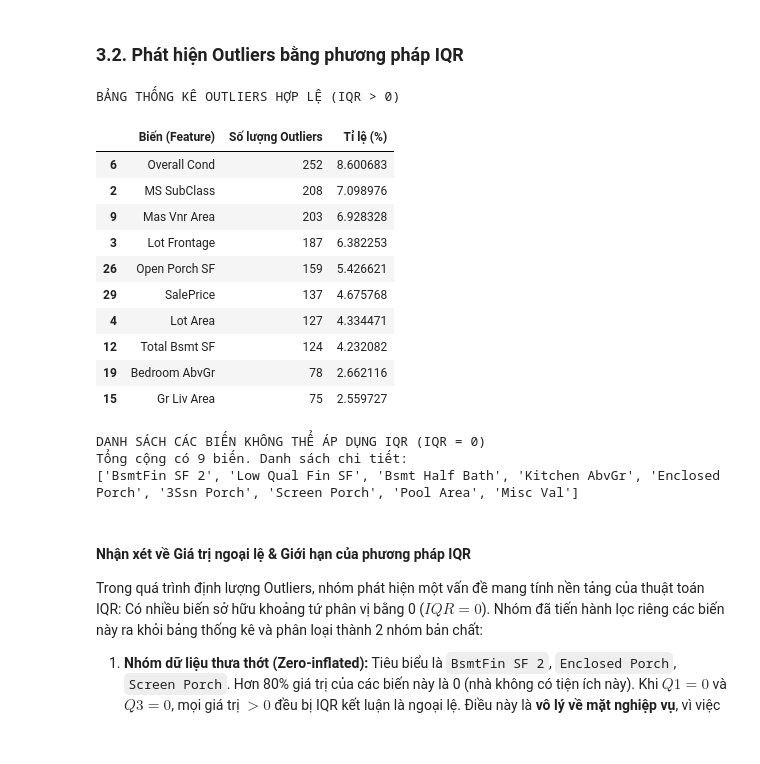
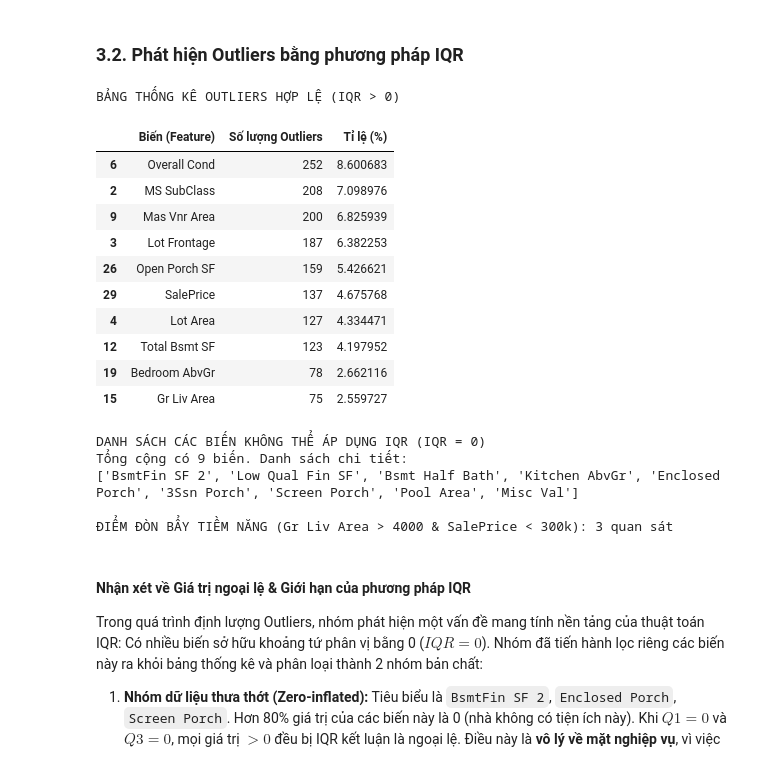
Before and after one commit to BB1311/Data-Fitting-And-OLS-Method, a Jupyter notebook: part2/part2_notebook.ipynb, the cells around one changed output. Saved outputs shown, nothing was run; the diff lists cells and outputs as text; code cells hidden in the pictures.

Commit message:
feat(eda): hoàn thiện quy trình xử lý dữ liệu và phân tích tương quan

```diff
--- a/part2/part2_notebook.ipynb
+++ b/part2/part2_notebook.ipynb
@@ -232,26 +232,6 @@ plt.figure(figsize=(12, 6))
 sns.heatmap(df.isnull(), cbar=False, cmap='viridis', yticklabels=False)
 plt.title('Missing Values Pattern Map')
 plt.show()
-
-# XỬ LÝ NHANH KHUYẾT CẤU TRÚC (STRUCTURAL MISSING)
-# 1. Điền chữ "None" cho các biến phân loại (Categorical) bị thiếu do nhà không có tiện ích
-cols_fill_none = [
-    'Pool QC', 'Misc Feature', 'Alley', 'Fence', 'Fireplace Qu',
-    'Garage Type', 'Garage Finish', 'Garage Qual', 'Garage Cond',
-    'Bsmt Qual', 'Bsmt Cond', 'Bsmt Exposure', 'BsmtFin Type 1', 'BsmtFin Type 2', 'Mas Vnr Type'
-]
-for col in cols_fill_none:
-    if col in df.columns:
-        df[col] = df[col].fillna('None')
-
-# 2. Điền số 0 cho các biến số học (Numerical) đo lường diện tích/số lượng của các tiện ích không tồn tại
-cols_fill_zero = [
-    'Garage Area', 'Garage Cars', 'BsmtFin SF 1', 'BsmtFin SF 2',
-    'Bsmt Unf SF', 'Total Bsmt SF', 'Mas Vnr Area'
-]
-for col in cols_fill_zero:
-    if col in df.columns:
-        df[col] = df[col].fillna(0)
 # %% [output]
 |  | Missing Values | Percentage (%) |
 | Pool QC | 2917 | 99.556314 |
@@ -295,50 +275,49 @@ def count_outliers_iqr_advanced(dataframe, column):
     upper_bound = Q3 + 1.5 * IQR
 
     outliers = dataframe[(dataframe[column] < lower_bound) | (dataframe[column] > upper_bound)]
     return len(outliers)
 
 # Quét qua toàn bộ các cột numeric
 for col in numeric_cols:
     count = count_outliers_iqr_advanced(df, col)
     if count == -1:
         iqr_zero_cols.append(col)
     else:
         outlier_counts[col] = count
 
 # Hiển thị bảng Outliers hợp lệ
 outliers_df = pd.DataFrame(list(outlier_counts.items()), columns=['Biến (Feature)', 'Số lượng Outliers'])
 outliers_df['Tỉ lệ (%)'] = (outliers_df['Số lượng Outliers'] / len(df)) * 100
 outliers_df = outliers_df[outliers_df['Số lượng Outliers'] > 0].sort_values(by='Số lượng Outliers', ascending=False)
 
 print("BẢNG THỐNG KÊ OUTLIERS HỢP LỆ (IQR > 0)")
 display(outliers_df.head(10))
 
 print("\nDANH SÁCH CÁC BIẾN KHÔNG THỂ ÁP DỤNG IQR (IQR = 0)")
 print(f"Tổng cộng có {len(iqr_zero_cols)} biến. Danh sách chi tiết:")
 print(iqr_zero_cols)
 
-# 2. LOẠI BỎ ĐIỂM ĐÒN BẨY CỰC ĐOAN (BIZARRE OUTLIERS)
-# Tìm các căn nhà diện tích > 4000 sq.ft nhưng giá < 300,000 USD (quan sát từ Boxplot)
-outliers_drop_idx = df[(df['Gr Liv Area'] > 4000) & (df['SalePrice'] < 300000)].index
-
-# Xóa các dòng này khỏi dataframe
-df = df.drop(outliers_drop_idx).reset_index(drop=True)
+# 2. XÁC ĐỊNH ĐIỂM ĐÒN BẨY CỰC ĐOAN
+leverage_candidates = df[(df['Gr Liv Area'] > 4000) & (df['SalePrice'] < 300000)]
+print(f"\nĐIỂM ĐÒN BẨY TIỀM NĂNG (Gr Liv Area > 4000 & SalePrice < 300k): {len(leverage_candidates)} quan sát")
 # %% [output]
 BẢNG THỐNG KÊ OUTLIERS HỢP LỆ (IQR > 0)
 |  | Biến (Feature) | Số lượng Outliers | Tỉ lệ (%) |
 | 6 | Overall Cond | 252 | 8.600683 |
 | 2 | MS SubClass | 208 | 7.098976 |
-| 9 | Mas Vnr Area | 203 | 6.928328 |
+| 9 | Mas Vnr Area | 200 | 6.825939 |
 | 3 | Lot Frontage | 187 | 6.382253 |
 | 26 | Open Porch SF | 159 | 5.426621 |
 | 29 | SalePrice | 137 | 4.675768 |
 | 4 | Lot Area | 127 | 4.334471 |
-| 12 | Total Bsmt SF | 124 | 4.232082 |
+| 12 | Total Bsmt SF | 123 | 4.197952 |
 | 19 | Bedroom AbvGr | 78 | 2.662116 |
 | 15 | Gr Liv Area | 75 | 2.559727 |
 DANH SÁCH CÁC BIẾN KHÔNG THỂ ÁP DỤNG IQR (IQR = 0)
 Tổng cộng có 9 biến. Danh sách chi tiết:
 ['BsmtFin SF 2', 'Low Qual Fin SF', 'Bsmt Half Bath', 'Kitchen AbvGr', 'Enclosed Porch', '3Ssn Porch', 'Screen Porch', 'Pool Area', 'Misc Val']
+
+ĐIỂM ĐÒN BẨY TIỀM NĂNG (Gr Liv Area > 4000 & SalePrice < 300k): 3 quan sát
 # %% [markdown]
 #### Nhận xét về Giá trị ngoại lệ & Giới hạn của phương pháp IQR
 Trong quá trình định lượng Outliers, nhóm phát hiện một vấn đề mang tính nền tảng của thuật toán IQR: Có nhiều biến sở hữu khoảng tứ phân vị bằng 0 ($IQR = 0$). Nhóm đã tiến hành lọc riêng các biến này ra khỏi bảng thống kê và phân loại thành 2 nhóm bản chất:
```
Also changed, not shown: parts of 1 cell of this notebook.
